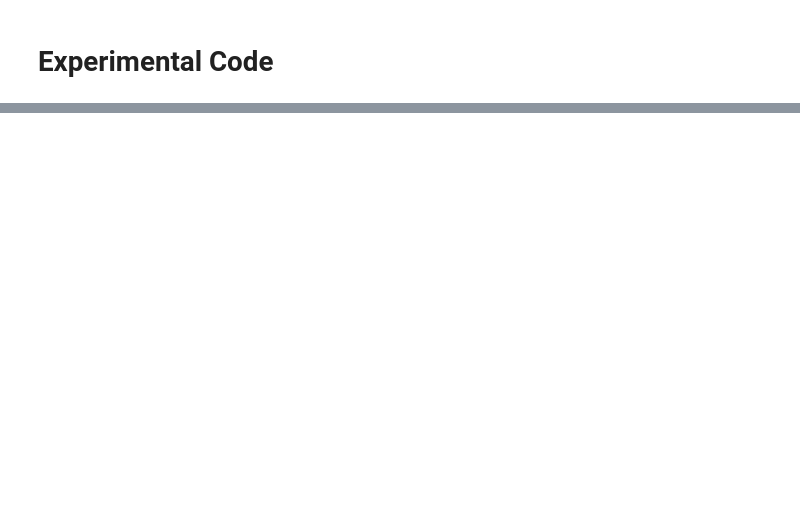
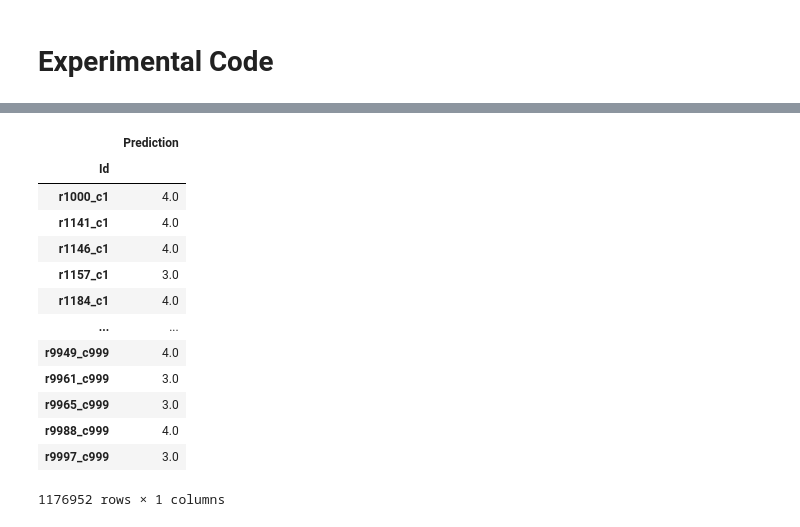
Before and after one commit to Battleman/Space-ML, a Jupyter notebook: Project2/eom.ipynb, the cells around one changed output, grey strips where cells are left out. Drawn from its saved outputs; the diff is of its cells as text; code cells hidden in the pictures; blank space fills up the shorter version.

```diff
--- a/Project2/eom.ipynb
+++ b/Project2/eom.ipynb
@@ -21,6 +21,12 @@ def median_vote(predictions):
 def mode_vote(predictions):
     #computing the mode
     return stats.mode(predictions,axis=0)[0]
+# %%
+def maj_vote(predictions):
+    top=predictions.iloc[0][:,np.newaxis]
+    mode=stats.mode(predictions,axis=0)
+    freq=mode[1].T/predictions.shape[0]
+    return np.where(freq<0.5,top,mode[0].T)
 # %%
 def vote(voting_f):
     #useful constants
@@ -88,4 +109,4 @@ predictions_als=ALS.main(training_path, format_path).set_index("Id")
 # %%
 #computing the best prediction of the kmeans algorithm
-k=7
+k=5
 predictions_kmeans = Kmeans.main(training_path, format_path, k).set_index("Id")
@@ -95,9 +137,27 @@ predictions_nn = NN.main(training_path, format_path).set_index("Id")
 # %%
 #finding the best prediction through the voting function
 concat = pd.merge(pd.merge(predictions_kmeans, predictions_als, left_index=True, right_index=True), predictions_nn, left_index=True, right_index=True)
 concat.columns = ["Pred1", "Pred2", "Pred3"]
-concat["Prediction"] = concat.median(axis=1) #voting function
+#finding the best prediction through the voting function
+voting_f=maj_vote
+concat['Prediction']=voting_f(concat.T)
 concat.drop(["Pred1", "Pred2", "Pred3"], axis=1, inplace=True)
+concat
+# %% [output]
+|  | Prediction |
+| Id |  |
+| r1000_c1 | 4.0 |
+| r1141_c1 | 4.0 |
+| r1146_c1 | 4.0 |
+| r1157_c1 | 3.0 |
+| r1184_c1 | 4.0 |
+| ... | ... |
+| r9949_c999 | 4.0 |
+| r9961_c999 | 3.0 |
+| r9965_c999 | 3.0 |
+| r9988_c999 | 4.0 |
+| r9997_c999 | 3.0 |
+1176952 rows × 1 columns
 # %%
 #exporting the final prediction using the submission path
 concat.to_csv(submission_path)
```
Also changed, not shown: parts of 5 cells of this notebook, 5 other files.
